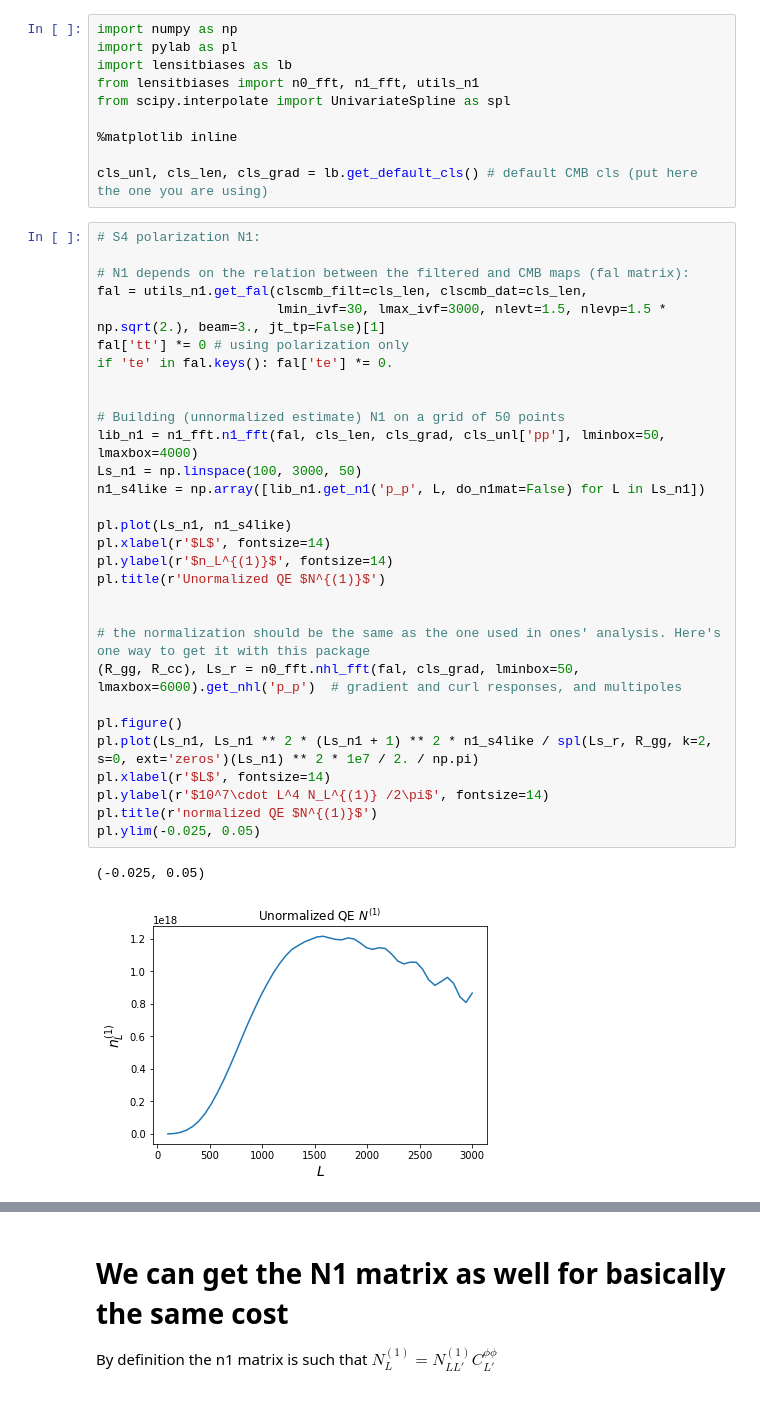
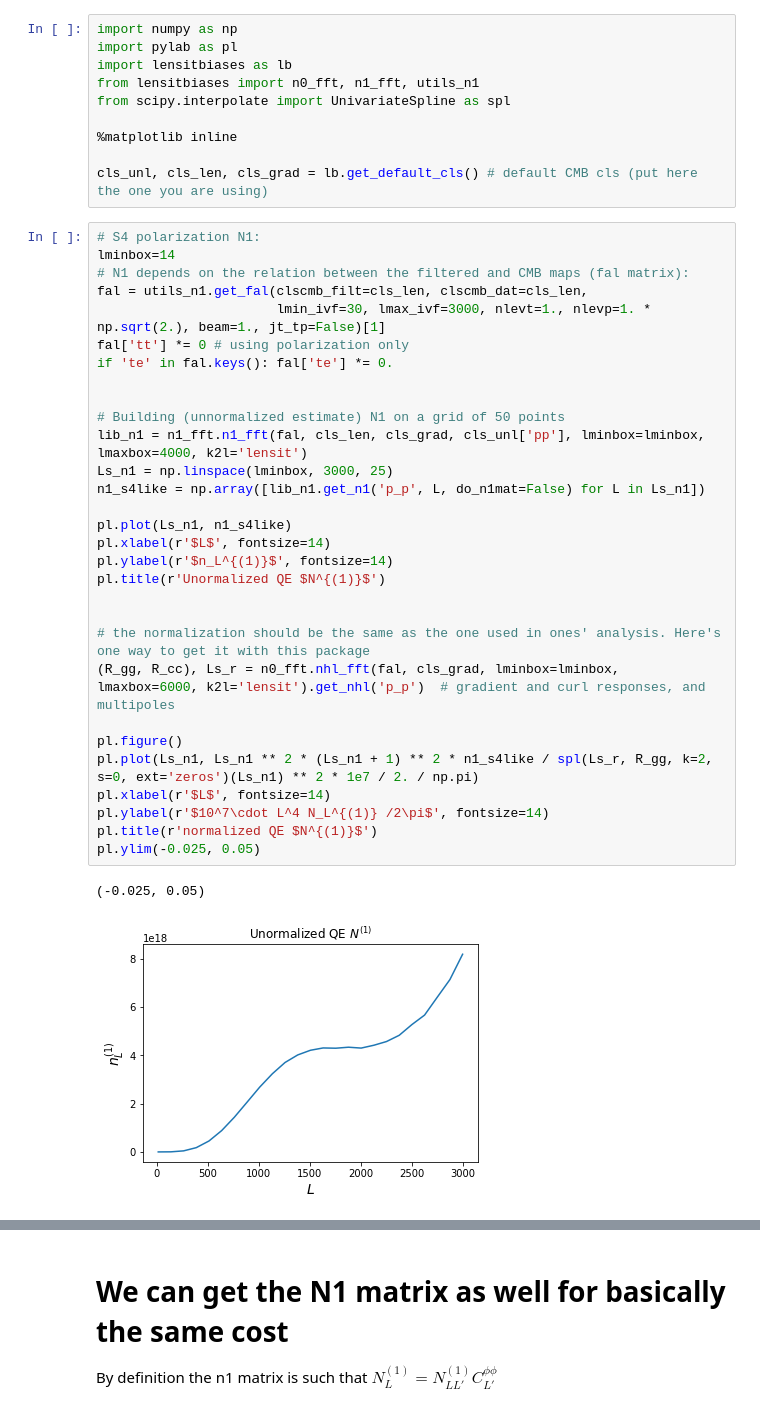
Before and after one commit to NextGenCMB/lensitbiases, a Jupyter notebook: demo_N1.ipynb, the cells around one changed output, grey strips where cells are left out. Cells and saved outputs as stored; diff of their text form.

```diff
--- a/demo_N1.ipynb
+++ b/demo_N1.ipynb
@@ -16,34 +16,34 @@ from scipy.interpolate import UnivariateSpline as spl
 cls_unl, cls_len, cls_grad = lb.get_default_cls() # default CMB cls (put here the one you are using)
 # %%
 # S4 polarization N1:
-
+lminbox=14
 # N1 depends on the relation between the filtered and CMB maps (fal matrix):
 fal = utils_n1.get_fal(clscmb_filt=cls_len, clscmb_dat=cls_len,
-                       lmin_ivf=30, lmax_ivf=3000, nlevt=1.5, nlevp=1.5 * np.sqrt(2.), beam=3., jt_tp=False)[1]
+                       lmin_ivf=30, lmax_ivf=3000, nlevt=1., nlevp=1. * np.sqrt(2.), beam=1., jt_tp=False)[1]
 fal['tt'] *= 0 # using polarization only
 if 'te' in fal.keys(): fal['te'] *= 0.
 
 
 # Building (unnormalized estimate) N1 on a grid of 50 points
-lib_n1 = n1_fft.n1_fft(fal, cls_len, cls_grad, cls_unl['pp'], lminbox=50, lmaxbox=4000)
-Ls_n1 = np.linspace(100, 3000, 50)
+lib_n1 = n1_fft.n1_fft(fal, cls_len, cls_grad, cls_unl['pp'], lminbox=lminbox, lmaxbox=4000, k2l='lensit')
+Ls_n1 = np.linspace(lminbox, 3000, 25)
 n1_s4like = np.array([lib_n1.get_n1('p_p', L, do_n1mat=False) for L in Ls_n1])
 
 pl.plot(Ls_n1, n1_s4like)
 pl.xlabel(r'$L$', fontsize=14)
 pl.ylabel(r'$n_L^{(1)}$', fontsize=14)
 pl.title(r'Unormalized QE $N^{(1)}$')
 
 
 # the normalization should be the same as the one used in ones' analysis. Here's one way to get it with this package
-(R_gg, R_cc), Ls_r = n0_fft.nhl_fft(fal, cls_grad, lminbox=50, lmaxbox=6000).get_nhl('p_p')  # gradient and curl responses, and multipoles
+(R_gg, R_cc), Ls_r = n0_fft.nhl_fft(fal, cls_grad, lminbox=lminbox, lmaxbox=6000, k2l='lensit').get_nhl('p_p')  # gradient and curl responses, and multipoles
 
 pl.figure()
 pl.plot(Ls_n1, Ls_n1 ** 2 * (Ls_n1 + 1) ** 2 * n1_s4like / spl(Ls_r, R_gg, k=2, s=0, ext='zeros')(Ls_n1) ** 2 * 1e7 / 2. / np.pi)
 pl.xlabel(r'$L$', fontsize=14)
 pl.ylabel(r'$10^7\cdot L^4 N_L^{(1)} /2\pi$', fontsize=14)
 pl.title(r'normalized QE $N^{(1)}$')
 pl.ylim(-0.025, 0.05)
 # %% [output]
 (-0.025, 0.05)
-[figure, old version]
+[figure, new version]
```
Also changed, not shown: parts of 4 cells of this notebook, 3 other files.
